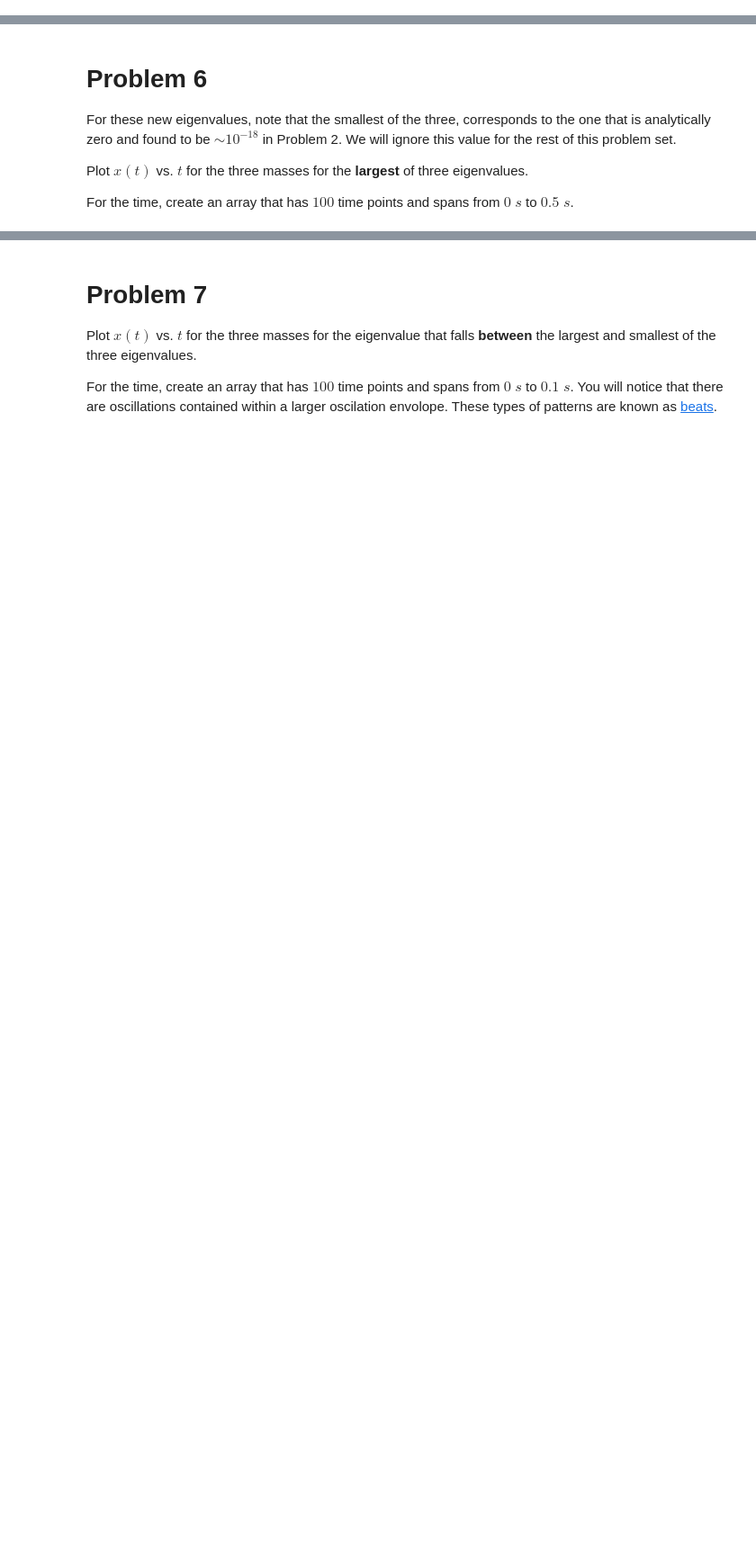
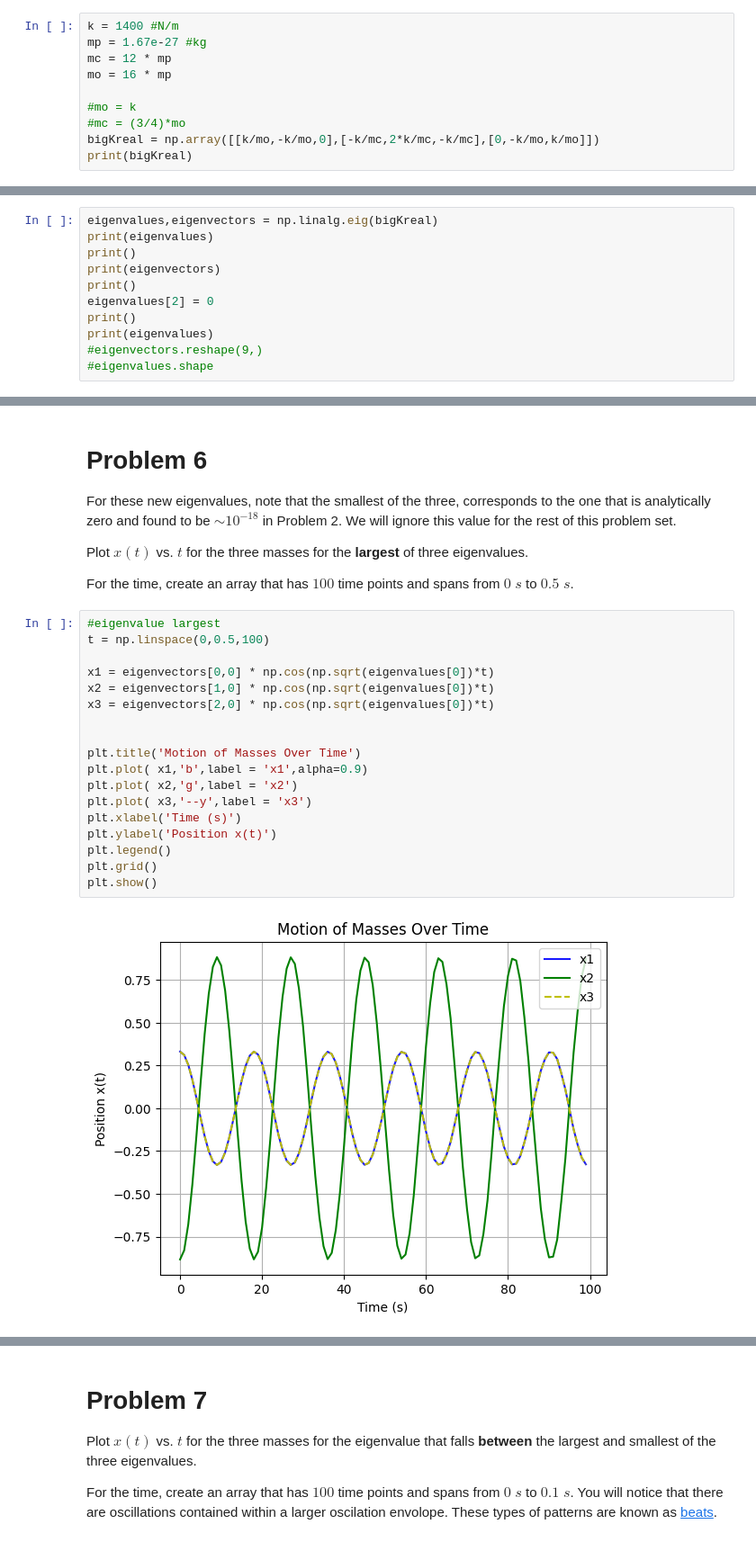
Before and after one commit to Tsclonetrooper/Phys-3511-Fall24, a Jupyter notebook: Module03/Assignment/Assignment-03.ipynb, the cells around one changed output, grey strips where cells are left out. Shown at 90% size. Saved outputs shown, nothing was run; the diff lists cells and outputs as text; blank space fills up the shorter version.

```diff
--- a/Module03/Assignment/Assignment-03.ipynb
+++ b/Module03/Assignment/Assignment-03.ipynb
@@ -196,0 +240,10 @@ In practice, $k$ can be extracted from the potential energy curve of the CO$_2$
+# %%
+k = 1400 #N/m
+mp = 1.67e-27 #kg
+mc = 12 * mp
+mo = 16 * mp
+
+#mo = k
+#mc = (3/4)*mo
+bigKreal = np.array([[k/mo,-k/mo,0],[-k/mc,2*k/mc,-k/mc],[0,-k/mo,k/mo]])
+print(bigKreal)
@@ -196,0 +254,11 @@ In practice, $k$ can be extracted from the potential energy curve of the CO$_2$
+# %%
+eigenvalues,eigenvectors = np.linalg.eig(bigKreal)
+print(eigenvalues)
+print()
+print(eigenvectors)
+print()
+eigenvalues[2] = 0
+print()
+print(eigenvalues)
+#eigenvectors.reshape(9,)
+#eigenvalues.shape
@@ -202,6 +279,26 @@ For these new eigenvalues, note that the smallest of the three, corresponds to t
 Plot $x(t)$ vs. $t$ for the three masses for the **largest** of three eigenvalues.
 
 For the time, create an array that has $100$ time points and spans from $0\;s$ to $0.5\;s$.
+# %%
+#eigenvalue largest
+t = np.linspace(0,0.5,100)
+
+x1 = eigenvectors[0,0] * np.cos(np.sqrt(eigenvalues[0])*t)
+x2 = eigenvectors[1,0] * np.cos(np.sqrt(eigenvalues[0])*t)
+x3 = eigenvectors[2,0] * np.cos(np.sqrt(eigenvalues[0])*t)
+
+
+plt.title('Motion of Masses Over Time')
+plt.plot( x1,'b',label = 'x1',alpha=0.9)
+plt.plot( x2,'g',label = 'x2')
+plt.plot( x3,'--y',label = 'x3')
+plt.xlabel('Time (s)')
+plt.ylabel('Position x(t)')
+plt.legend()
+plt.grid()
+plt.show()
+# %% [output]
+[figure, added]
 # %% [markdown]
 Your plot for Problem 6 should look like:
 
```
Also changed, not shown: parts of 17 cells of this notebook.
